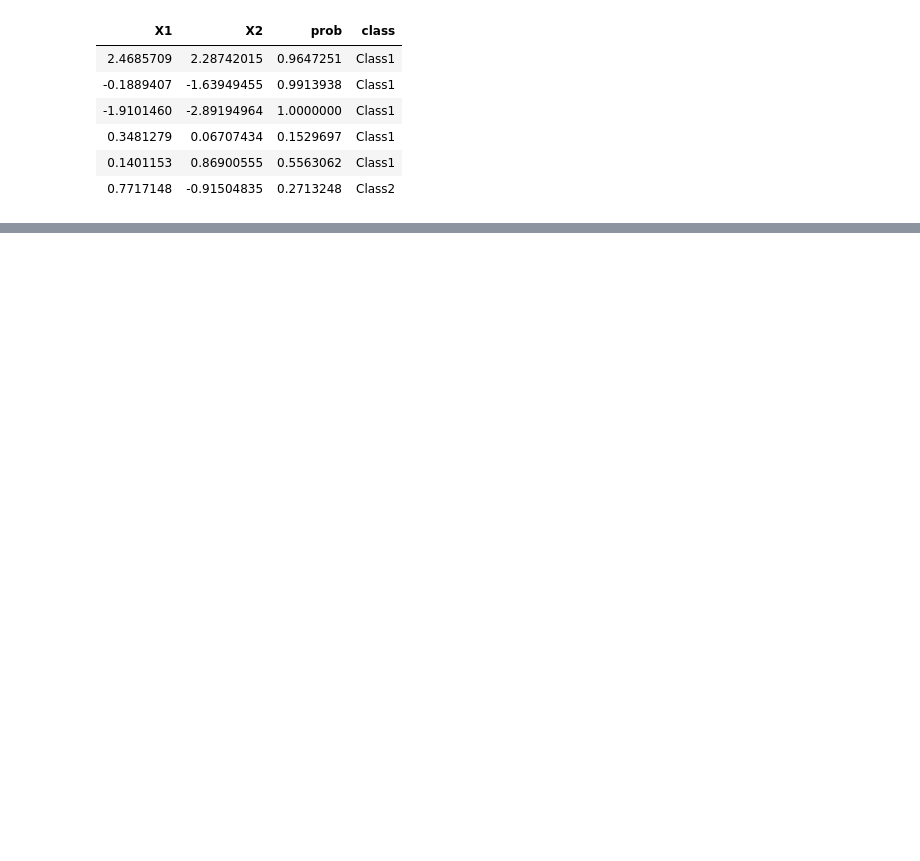
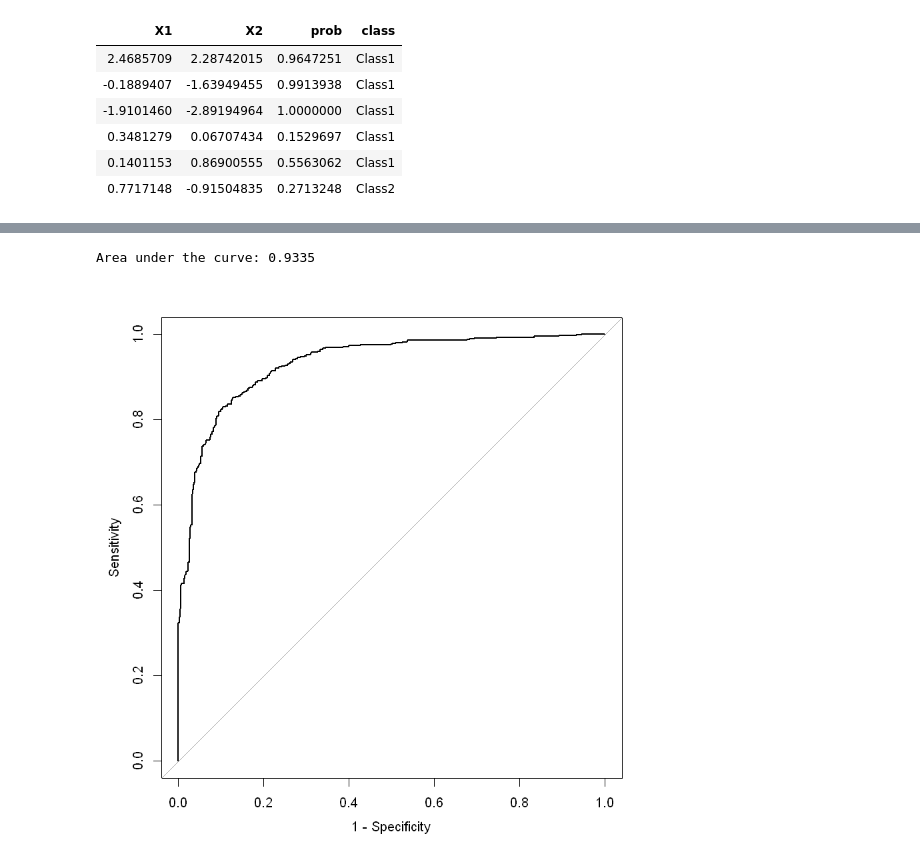
Before and after one commit to Randallzoeng/BookClub, a Jupyter notebook: AppliedPredictiveModeling/Chap. 11 Measuring Performance in Classification Models.ipynb, the cells around one changed output, grey strips where cells are left out. Saved outputs shown, nothing was run; the diff lists cells and outputs as text; code cells hidden in the pictures; blank space fills up the shorter version.

```diff
--- a/AppliedPredictiveModeling/Chap. 11 Measuring Performance in Classification Models.ipynb
+++ b/AppliedPredictiveModeling/Chap. 11 Measuring Performance in Classification Models.ipynb
@@ -211,0 +71,10 @@ xyplot(creditLift)
+# %%
+pred_qda <- predict(fit_qda,trn)
+names(pred_qda)
+head(pred_qda$class)
+head(pred_qda$posterior)
+
+pred_vld_qda <- predict(fit_qda,newdata = vld)
+
+trn$qda_prob <- pred_qda$posterior[,"Class1"]
+vld$qda_prob <- pred_vld_qda$posterior[,"Class1"]
@@ -211,0 +92,5 @@ xyplot(creditLift)
+# %%
+#rf
+pred_vld_rf <- predict(fit_rf,vld,type="prob")
+vld$rf_prob <- pred_vld_rf[,"Class1"]
+vld$rf_cls <- predict(fit_rf,vld)
@@ -211,0 +179,16 @@ xyplot(creditLift)
+# %%
+#ROC curves
+# install.packages("pROC")
+library(pROC)
+roc_curve <- roc(
+                 response = vld$class,
+                predictor = vld$rf_prob,
+                levels=rev(levels(vld$class)))
+# %%
+auc(roc_curve)
+# %% [output]
+Area under the curve: 0.9335
+# %%
+plot(roc_curve,legacy.axes=T)
+# %% [output]
+[figure, added]
```
Also changed, not shown: parts of 21 cells of this notebook.
